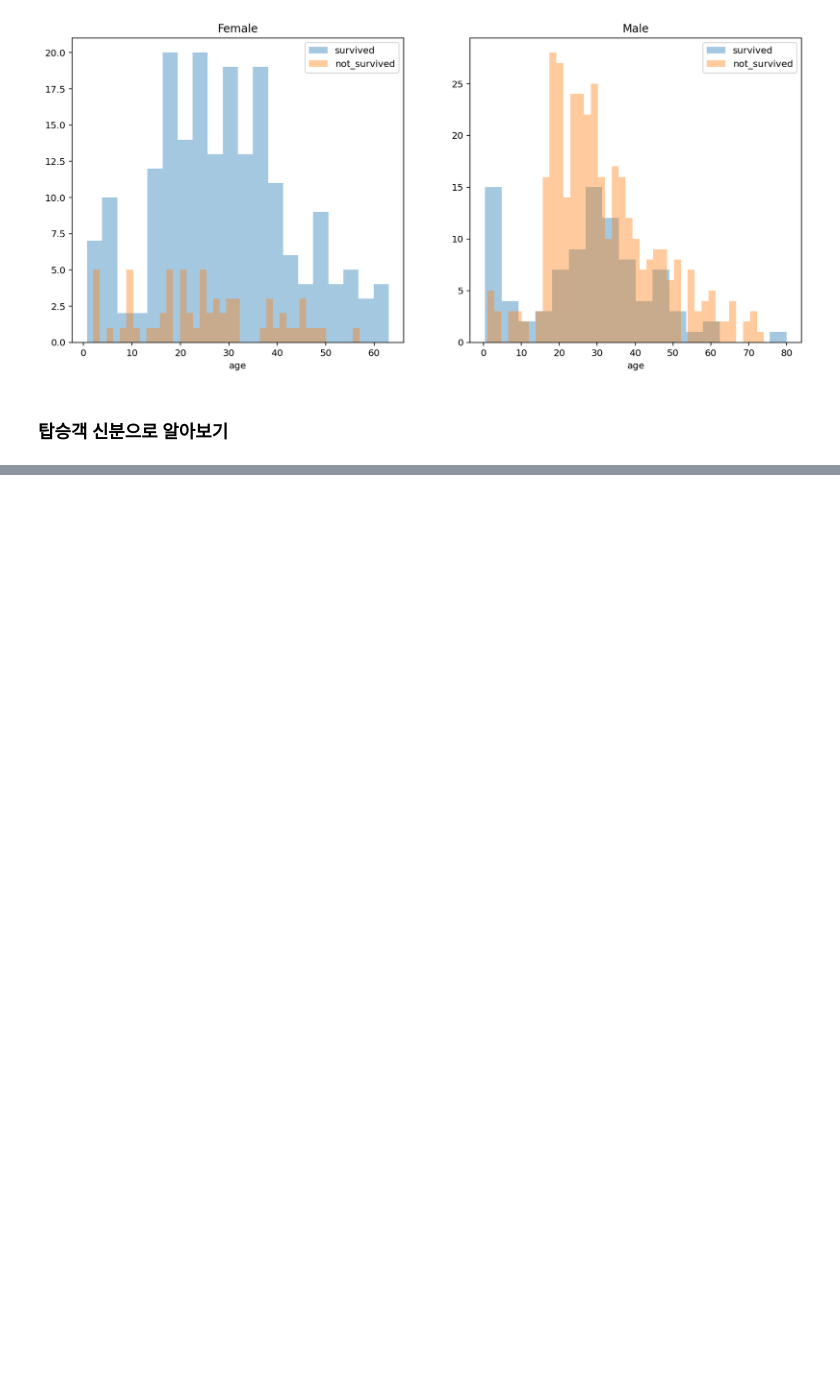
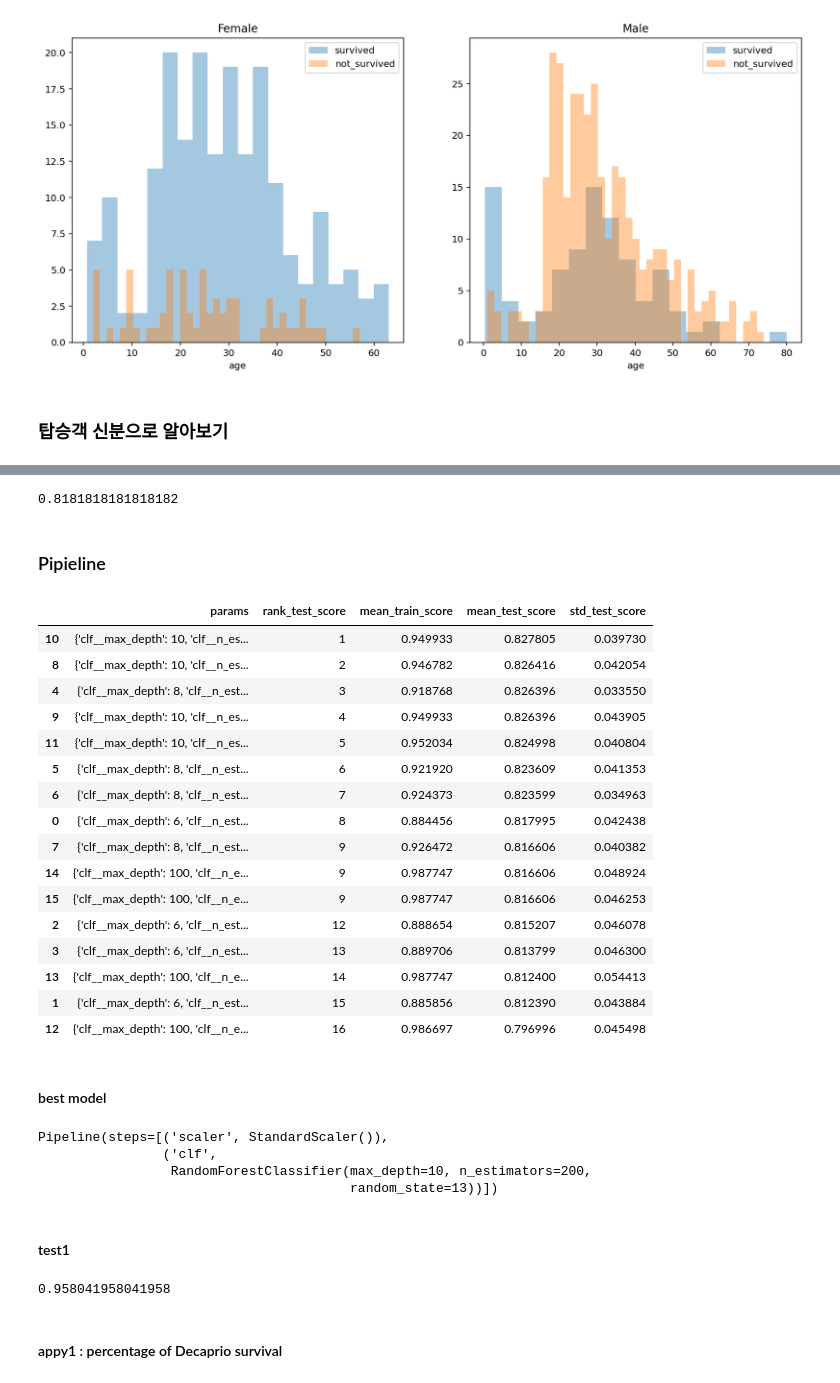
Before and after one commit to shinevol53/MachineLearning, a Jupyter notebook: ML06_Titanic.ipynb, the cells around one changed output, grey strips where cells are left out. Saved outputs shown, nothing was run; the diff lists cells and outputs as text; code cells hidden in the pictures; blank space fills up the shorter version.

```diff
--- a/ML06_Titanic.ipynb
+++ b/ML06_Titanic.ipynb
@@ -176,0 +269,12 @@ df_titanic
+# %%
+from sklearn.ensemble import RandomForestClassifier
+
+rf = RandomForestClassifier(random_state=13, n_estimators=100, max_depth=4)
+rf.fit(X_train, y_train)
+
+pred = rf.predict(X_test)
+print(accuracy_score(y_test, pred))
+# %% [output]
+0.8181818181818182
+# %% [markdown]
+### Pipieline
@@ -176,0 +301,41 @@ df_titanic
+# %%
+df_score = pd.DataFrame(gridsearch.cv_results_)
+df_score2 = df_score[['params', 'rank_test_score', 'mean_train_score', 'mean_test_score', 'std_test_score']]
+# %%
+df_score2.sort_values(by='rank_test_score')
+# %% [output]
+|  | params | rank_test_score | mean_train_score | mean_test_score | std_test_score |
+| 10 | {'clf__max_depth': 10, 'clf__n_es... | 1 | 0.949933 | 0.827805 | 0.039730 |
+| 8 | {'clf__max_depth': 10, 'clf__n_es... | 2 | 0.946782 | 0.826416 | 0.042054 |
+| 4 | {'clf__max_depth': 8, 'clf__n_est... | 3 | 0.918768 | 0.826396 | 0.033550 |
+| 9 | {'clf__max_depth': 10, 'clf__n_es... | 4 | 0.949933 | 0.826396 | 0.043905 |
+| 11 | {'clf__max_depth': 10, 'clf__n_es... | 5 | 0.952034 | 0.824998 | 0.040804 |
+| 5 | {'clf__max_depth': 8, 'clf__n_est... | 6 | 0.921920 | 0.823609 | 0.041353 |
+| 6 | {'clf__max_depth': 8, 'clf__n_est... | 7 | 0.924373 | 0.823599 | 0.034963 |
+| 0 | {'clf__max_depth': 6, 'clf__n_est... | 8 | 0.884456 | 0.817995 | 0.042438 |
+| 7 | {'clf__max_depth': 8, 'clf__n_est... | 9 | 0.926472 | 0.816606 | 0.040382 |
+| 14 | {'clf__max_depth': 100, 'clf__n_e... | 9 | 0.987747 | 0.816606 | 0.048924 |
+| 15 | {'clf__max_depth': 100, 'clf__n_e... | 9 | 0.987747 | 0.816606 | 0.046253 |
+| 2 | {'clf__max_depth': 6, 'clf__n_est... | 12 | 0.888654 | 0.815207 | 0.046078 |
+| 3 | {'clf__max_depth': 6, 'clf__n_est... | 13 | 0.889706 | 0.813799 | 0.046300 |
+| 13 | {'clf__max_depth': 100, 'clf__n_e... | 14 | 0.987747 | 0.812400 | 0.054413 |
+| 1 | {'clf__max_depth': 6, 'clf__n_est... | 15 | 0.885856 | 0.812390 | 0.043884 |
+| 12 | {'clf__max_depth': 100, 'clf__n_e... | 16 | 0.986697 | 0.796996 | 0.045498 |
+# %% [markdown]
+#### best model
+# %%
+gridsearch.best_estimator_
+# %% [output]
+Pipeline(steps=[('scaler', StandardScaler()),
+                ('clf',
+                 RandomForestClassifier(max_depth=10, n_estimators=200,
+                                        random_state=13))])
+# %% [markdown]
+#### test1
+# %%
+pred = gridsearch.best_estimator_.predict(X_test)
+print(accuracy_score(y_test, pred))
+# %% [output]
+0.958041958041958
+# %% [markdown]
+#### appy1 : percentage of Decaprio survival
```
Also changed, not shown: parts of 21 cells of this notebook.
